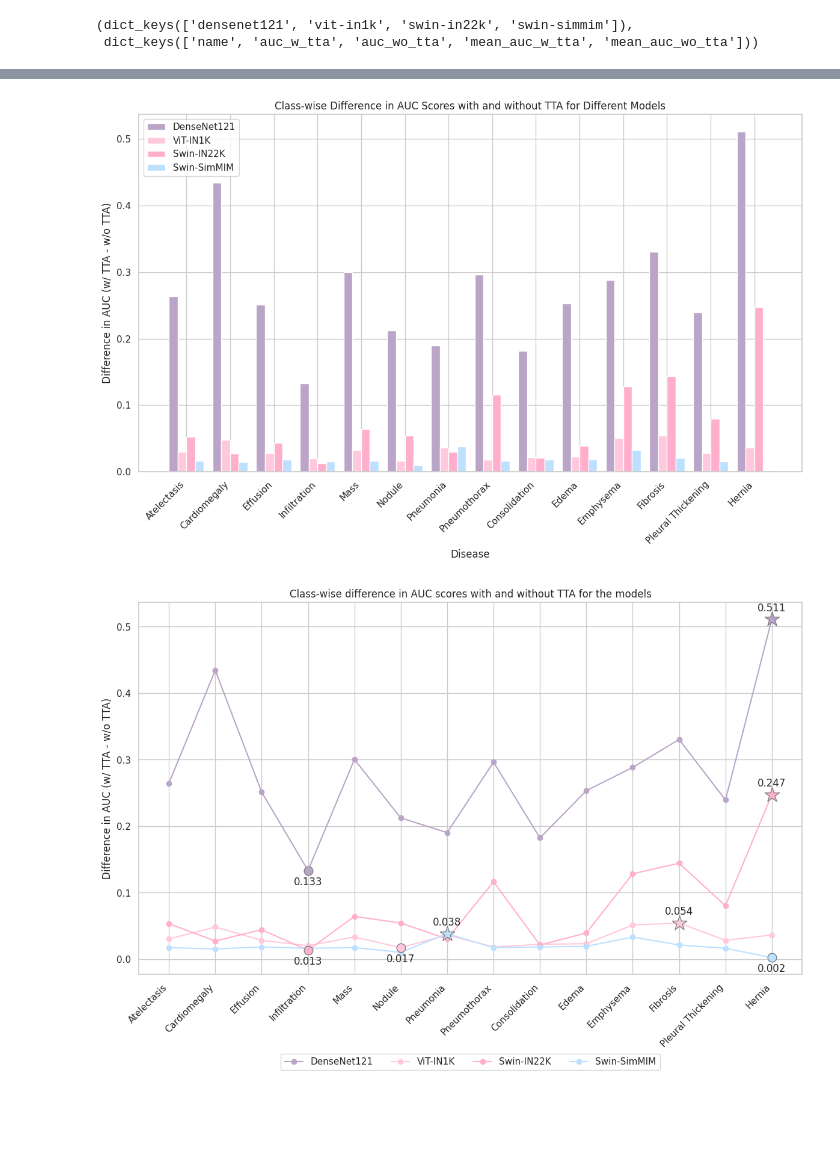
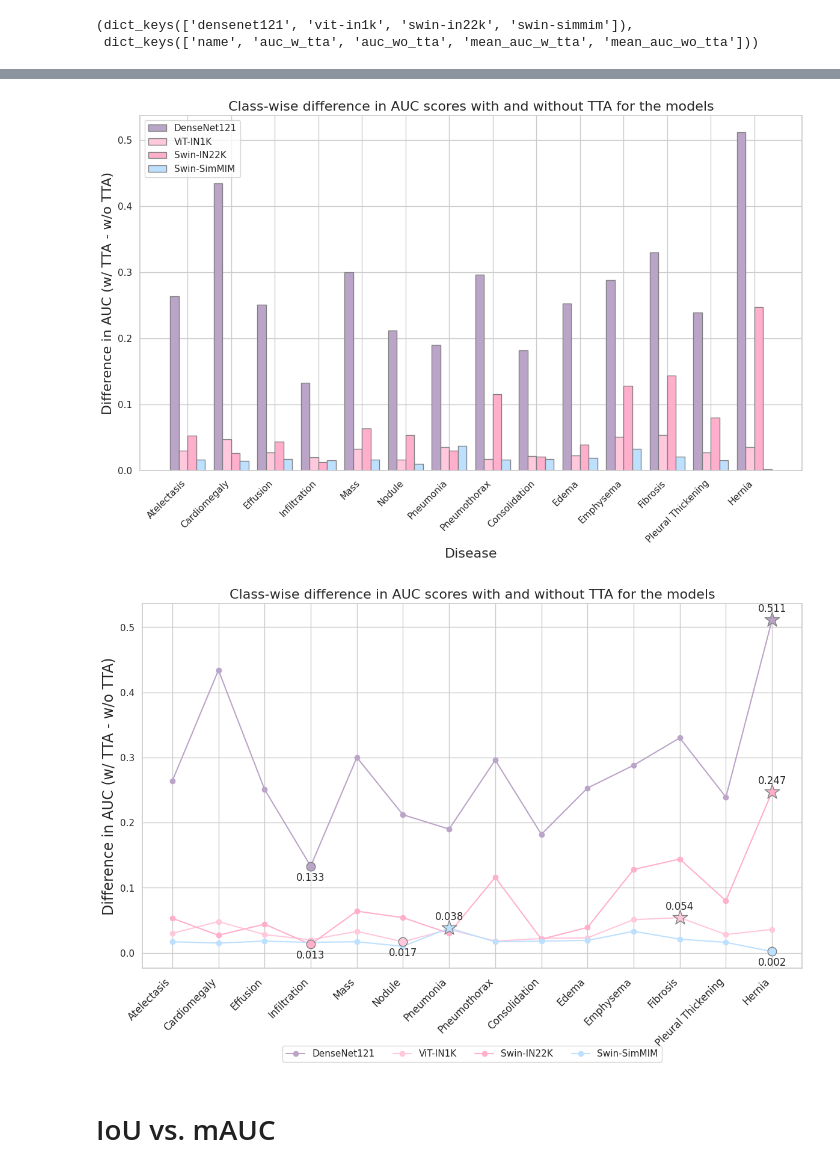
Before and after one commit to taheeraahmed/master-thesis, a Jupyter notebook: 01-multi-label/notebook/evaluation/comparing-results-auc-iou.ipynb, the cells around one changed output, grey strips where cells are left out. Cells and saved outputs as stored; diff of their text form; code cells hidden in the pictures; blank space fills up the shorter version.

```diff
--- a/01-multi-label/notebook/evaluation/comparing-results-auc-iou.ipynb
+++ b/01-multi-label/notebook/evaluation/comparing-results-auc-iou.ipynb
@@ -210,18 +224,3 @@ plt.ylabel('Disease')
 plt.show("heatmap_auc_scores.png")
 # %% [output]
 [figure]
-# %%
-# Create a single figure for overlapping KDE plots
-plt.figure(figsize=(12, 8))
-df_auc_transposed=df_auc.T
-
-for model, color in zip(df_auc_transposed.columns, colors_list):
-    plt.plot(df_auc_transposed[model], marker='o', label=model, color=color)
-plt.title('Trend of AUC scores across diseases for each model')
-plt.xlabel('Disease')
-plt.ylabel('AUC Score with TTA')
-plt.xticks(rotation=45)
-plt.legend(title='Model')
-plt.grid(True)
-plt.tight_layout()
-plt.savefig("auc_scores_trend.png")
@@ -617,54 +664,56 @@ for i, model in enumerate(models_auc_scores):
     # Plot bars for w/ TTA and w/o TTA
     index = np.arange(len(diseases))
     bar_width = 0.2
-    plt.bar(index + i * bar_width, auc_diff, bar_width, label=name, color=colors[i % len(colors)])
+    plt.bar(index + i * bar_width, auc_diff, bar_width, label=name, color=colors_list[i], edgecolor='gray')
 
 # Add labels, title, and legend
-plt.xlabel('Disease')
-plt.ylabel('Difference in AUC (w/ TTA - w/o TTA)')
-plt.title('Class-wise Difference in AUC Scores with and without TTA for Different Models')
+plt.xlabel('Disease', size=16)
+plt.ylabel('Difference in AUC (w/ TTA - w/o TTA)', size=16)
+plt.title('Class-wise difference in AUC scores with and without TTA for the models', size=16)
 plt.xticks(index + bar_width * 1.5, diseases, rotation=45, ha='right')
 plt.legend()
 
 # Display plot
 plt.tight_layout()
-plt.show()
+plt.savefig()
 # %% [output]
-[figure, old version]
+[figure, new version]
 # %%
 # Create a figure with subplots
 fig, ax = plt.subplots(figsize=(12, 8))
 
 for i, model in enumerate(models_auc_scores):
     name = models_auc_scores[model]['name']
     auc_w_tta = models_auc_scores[model]['auc_w_tta']
     auc_wo_tta = models_auc_scores[model]['auc_wo_tta']
     auc_diff = np.array(auc_w_tta) - np.array(auc_wo_tta)
 
     # Plot lines for difference in AUC without markers
     index = np.arange(len(diseases))
-    plt.plot(index, auc_diff,  'o-', label=name, color=colors[i % len(colors)])
+    plt.plot(index, auc_diff,  'o-', label=name, color=colors_list[i])
 
     # Highlight the lowest and highest differences with different markers and outlines
     min_diff_idx = np.argmin(auc_diff)
     max_diff_idx = np.argmax(auc_diff)
-    plt.scatter([min_diff_idx], [auc_diff[min_diff_idx]], facecolors=colors[i % len(colors)], edgecolors='gray', marker='o', s=110, zorder=5)
-    plt.scatter([max_diff_idx], [auc_diff[max_diff_idx]], facecolors=colors[i % len(colors)], edgecolors='gray', marker='*', s=340, zorder=5)
+    plt.scatter([min_diff_idx], [auc_diff[min_diff_idx]], facecolors=colors_list[i], edgecolors='gray', marker='o', s=110, zorder=5)
+    plt.scatter([max_diff_idx], [auc_diff[max_diff_idx]], facecolors=colors_list[i], edgecolors='gray', marker='*', s=340, zorder=5)
 
     # Annotate the lowest and highest differences
     plt.annotate(f'{auc_diff[min_diff_idx]:.3f}', (min_diff_idx, auc_diff[min_diff_idx]), textcoords="offset points", xytext=(0,-17), ha='center')
     plt.annotate(f'{auc_diff[max_diff_idx]:.3f}', (max_diff_idx, auc_diff[max_diff_idx]), textcoords="offset points", xytext=(0,10), ha='center')
 
 # Add labels, title, and legend
 #plt.xlabel('Disease')
-plt.ylabel('Difference in AUC (w/ TTA - w/o TTA)')
-plt.title('Class-wise difference in AUC scores with and without TTA for the models')
-plt.xticks(index, diseases, rotation=45, ha='right')
+plt.ylabel('Difference in AUC (w/ TTA - w/o TTA)', size=17)
+plt.title('Class-wise difference in AUC scores with and without TTA for the models', size=16)
+plt.xticks(index, diseases, rotation=45, ha='right', size=12)
 plt.legend()
 
 # Display plot
 plt.tight_layout()
 ax.legend(loc='upper center', bbox_to_anchor=(0.5, -0.20), ncol=4)  # Move legend below the plot
 plt.savefig("compare-tta-class-wise-auc.png")
 # %% [output]
-[figure, old version]
+[figure, new version]
+# %% [markdown]
+# IoU vs. mAUC
```
Also changed, not shown: parts of 19 cells of this notebook, 5 other files.
